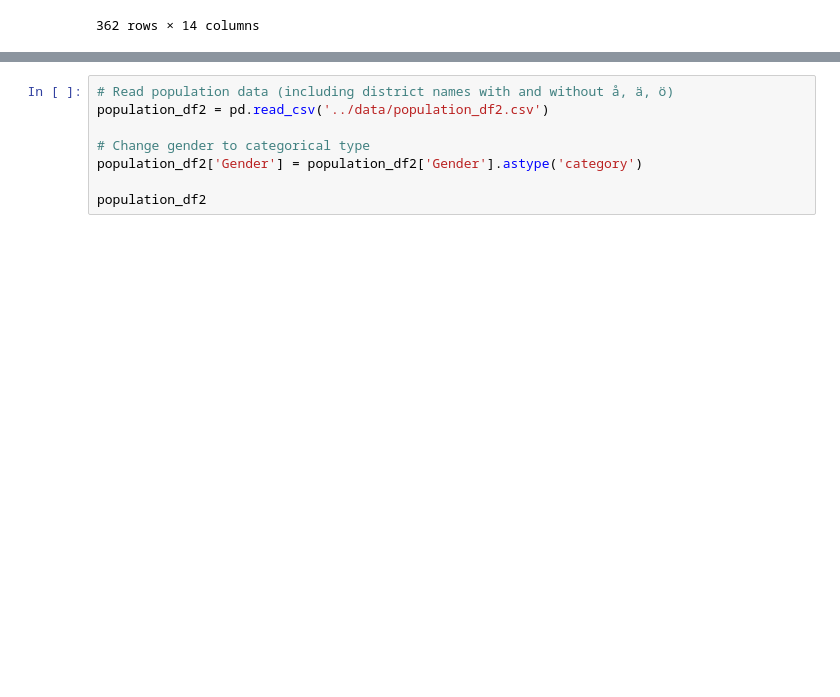
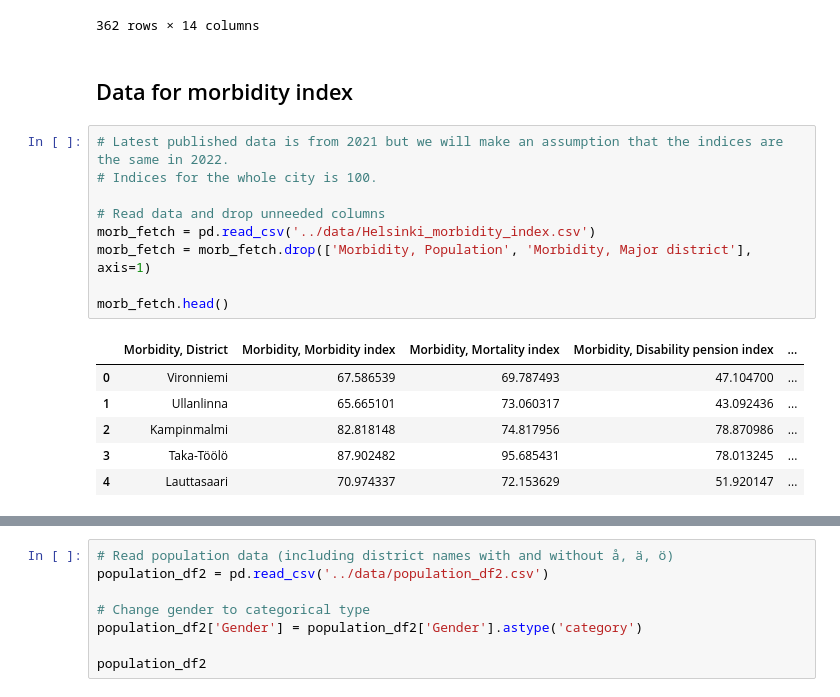
Before and after one commit to phuvio/Introduction-to-Data-Science, a Jupyter notebook: src/Data_processing.ipynb, the cells around one changed output, grey strips where cells are left out. Drawn from its saved outputs; the diff is of its cells as text; blank space fills up the shorter version.

```diff
--- a/src/Data_processing.ipynb
+++ b/src/Data_processing.ipynb
@@ -204,3 +202,21 @@ ones_portions
 | 360 | 0.074890 | 0.001101 | 0.002203 | 0.007709 | ... |
 | 361 | 0.051311 | 0.000000 | 0.002281 | 0.002281 | ... |
 362 rows × 14 columns
+# %% [markdown]
+## Data for morbidity index
+# %%
+# Latest published data is from 2021 but we will make an assumption that the indices are the same in 2022.
+# Indices for the whole city is 100.
+
+# Read data and drop unneeded columns
+morb_fetch = pd.read_csv('../data/Helsinki_morbidity_index.csv')
+morb_fetch = morb_fetch.drop(['Morbidity, Population', 'Morbidity, Major district'], axis=1)
+
+morb_fetch.head()
+# %% [output]
+|  | Morbidity, District | Morbidity, Morbidity index | Morbidity, Mortality index | Morbidity, Disability pension index | ... |
+| 0 | Vironniemi | 67.586539 | 69.787493 | 47.104700 | ... |
+| 1 | Ullanlinna | 65.665101 | 73.060317 | 43.092436 | ... |
+| 2 | Kampinmalmi | 82.818148 | 74.817956 | 78.870986 | ... |
+| 3 | Taka-Töölö | 87.902482 | 95.685431 | 78.013245 | ... |
+| 4 | Lauttasaari | 70.974337 | 72.153629 | 51.920147 | ... |
```
Also changed, not shown: parts of 9 cells of this notebook, 4 other files.
